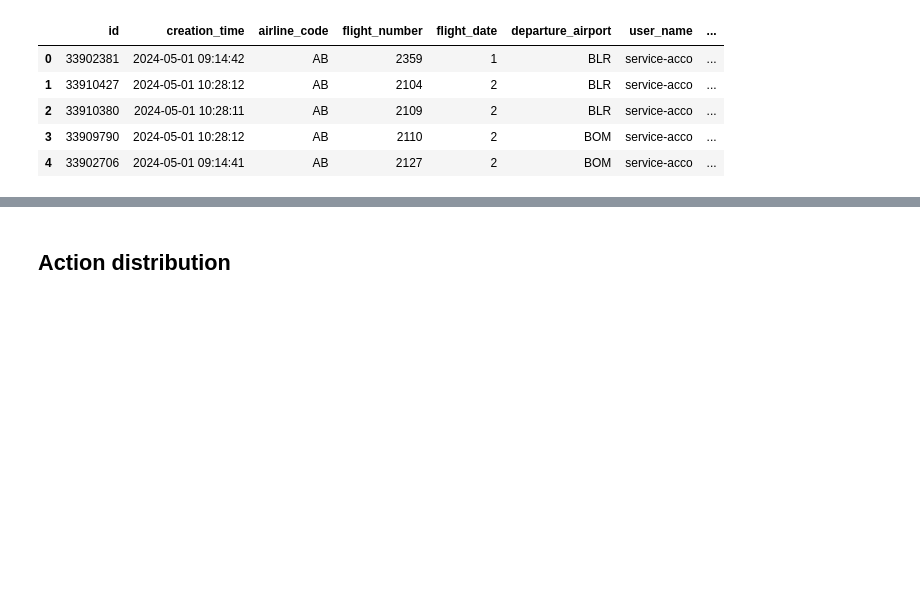
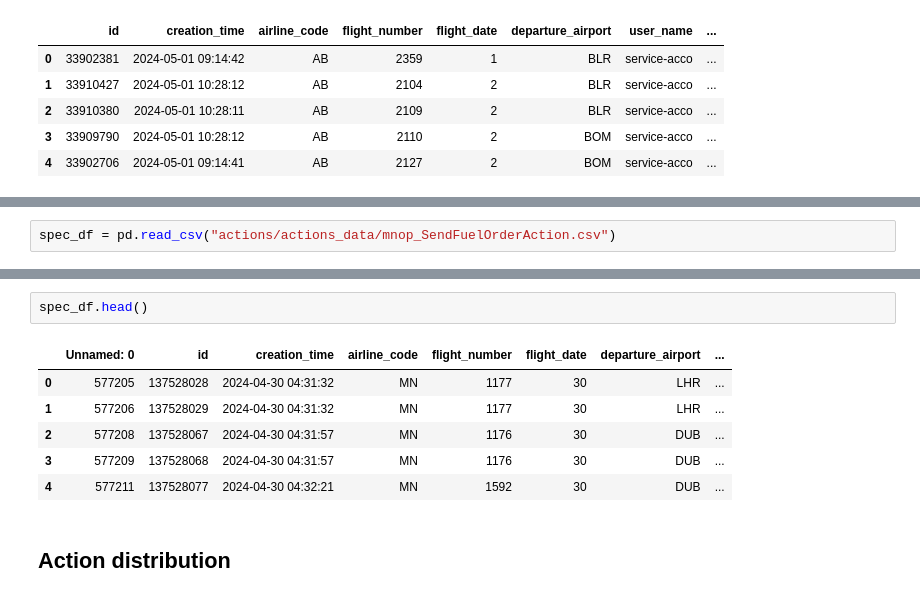
Before and after one commit to jannikvlk/AeroMetrics, a Jupyter notebook: pipeline/explore.ipynb, the cells around one changed output, grey strips where cells are left out. Cells and saved outputs as stored; diff of their text form; blank space fills up the shorter version.

```diff
--- a/pipeline/explore.ipynb
+++ b/pipeline/explore.ipynb
@@ -17,0 +20,2 @@ df_abcd.head()
+# %%
+spec_df = pd.read_csv("actions/actions_data/mnop_SendFuelOrderAction.csv")
@@ -18,3 +30,12 @@ df_abcd.head()
+# %%
+spec_df.head()
+# %% [output]
+|  | Unnamed: 0 | id | creation_time | airline_code | flight_number | flight_date | departure_airport | ... |
+| 0 | 577205 | 137528028 | 2024-04-30 04:31:32 | MN | 1177 | 30 | LHR | ... |
+| 1 | 577206 | 137528029 | 2024-04-30 04:31:32 | MN | 1177 | 30 | LHR | ... |
+| 2 | 577208 | 137528067 | 2024-04-30 04:31:57 | MN | 1176 | 30 | DUB | ... |
+| 3 | 577209 | 137528068 | 2024-04-30 04:31:57 | MN | 1176 | 30 | DUB | ... |
+| 4 | 577211 | 137528077 | 2024-04-30 04:32:21 | MN | 1592 | 30 | DUB | ... |
 # %% [markdown]
 ## **Action distribution**
 # %%
```
Also changed, not shown: parts of 2 cells of this notebook, 4 other files.
